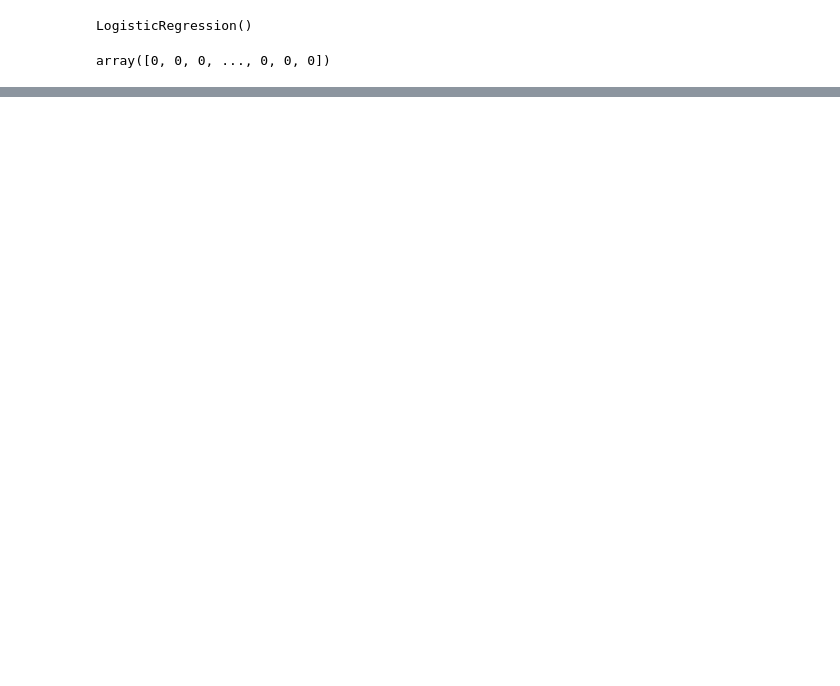
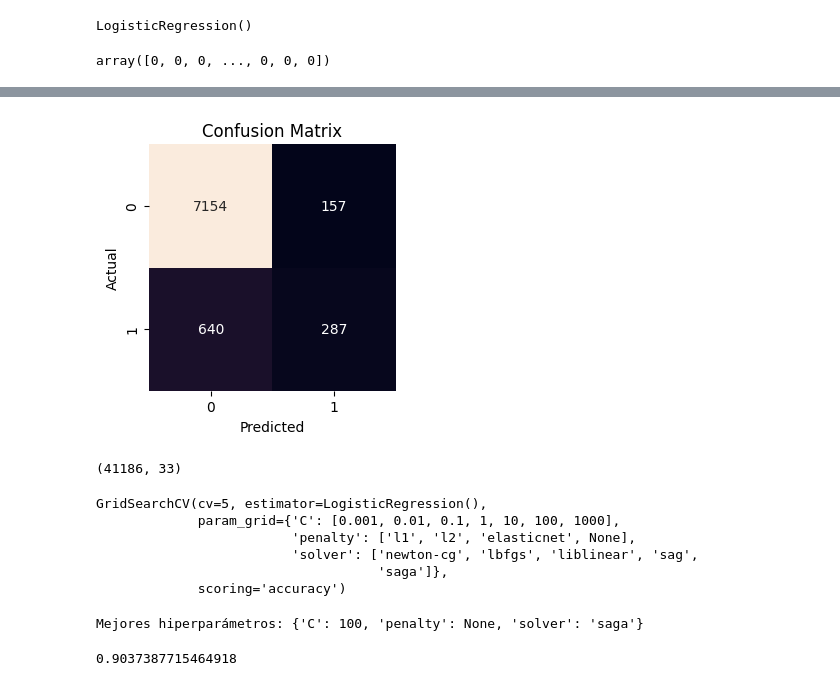
Before and after one commit to Adrian-Mas/Ejercicio_ML, a Jupyter notebook: src/explore.ipynb, the cells around one changed output, grey strips where cells are left out. Saved outputs shown, nothing was run; the diff lists cells and outputs as text; code cells hidden in the pictures; blank space fills up the shorter version.

```diff
--- a/src/explore.ipynb
+++ b/src/explore.ipynb
@@ -527,0 +533,20 @@ ValueError: Classification metrics can't handle a mix of continuous and binary t
+# %%
+Marketing_bancario = confusion_matrix(y_test, y_pred)
+
+# Dibujaremos esta matriz para hacerla más visual
+cm_df = pd.DataFrame(Marketing_bancario)
+
+plt.figure(figsize = (3, 3))
+sns.heatmap(cm_df, annot=True, fmt="d", cbar=False)
+
+plt.tight_layout()
+
+plt.xlabel('Predicted')
+plt.ylabel('Actual')
+plt.title('Confusion Matrix')
+plt.show()
+
+print(df.shape)
+# %% [output]
+[figure, added]
+(41186, 33)
@@ -527,0 +558,33 @@ ValueError: Classification metrics can't handle a mix of continuous and binary t
+# %%
+# Definimos los parámetros que queremos ajustar a mano
+hyperparams = {
+    "C": [0.001, 0.01, 0.1, 1, 10, 100, 1000],
+    "penalty": ["l1", "l2", "elasticnet", None],
+    "solver": ["newton-cg", "lbfgs", "liblinear", "sag", "saga"]
+}
+
+# Inicializamos la cuadrícula
+grid = GridSearchCV(model, hyperparams, scoring = "accuracy", cv = 5)
+grid
+# %% [output]
+GridSearchCV(cv=5, estimator=LogisticRegression(),
+             param_grid={'C': [0.001, 0.01, 0.1, 1, 10, 100, 1000],
+                         'penalty': ['l1', 'l2', 'elasticnet', None],
+                         'solver': ['newton-cg', 'lbfgs', 'liblinear', 'sag',
+                                    'saga']},
+             scoring='accuracy')
+# %%
+grid.fit(X_train, y_train)
+
+print(f"Mejores hiperparámetros: {grid.best_params_}")
+# %% [output]
+Mejores hiperparámetros: {'C': 100, 'penalty': None, 'solver': 'saga'}
+# %%
+model_grid = LogisticRegression(penalty = "l1", C = 1, solver = "liblinear")
+model_grid.fit(X_train, y_train)
+y_pred = model_grid.predict(X_test)
+
+grid_accuracy = accuracy_score(y_test, y_pred)
+grid_accuracy
+# %% [output]
+0.9037387715464918
```
Also changed, not shown: parts of 13 cells of this notebook, 2 other files.
